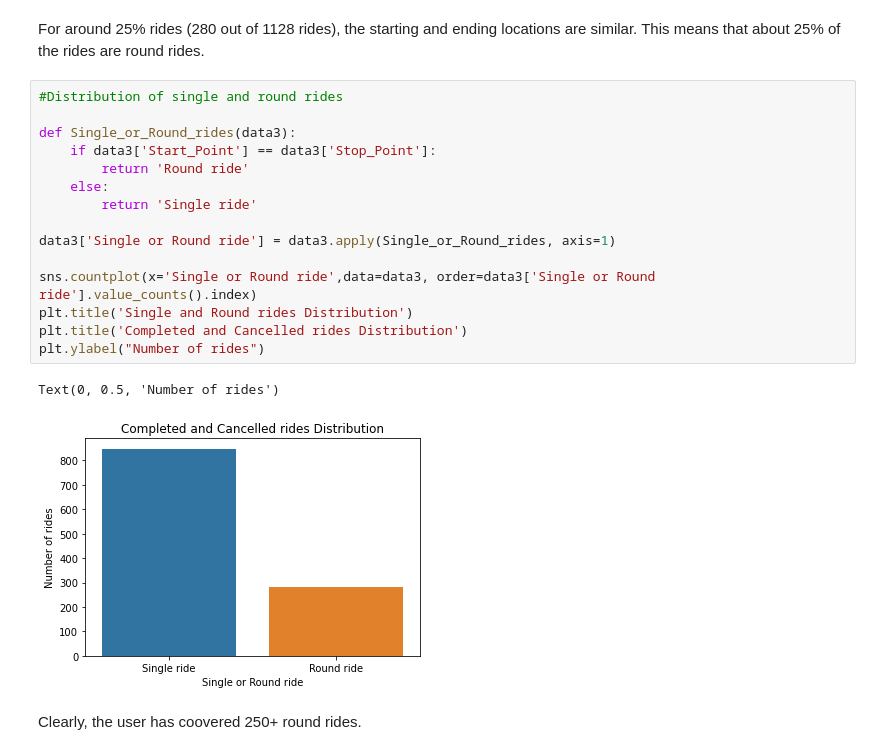
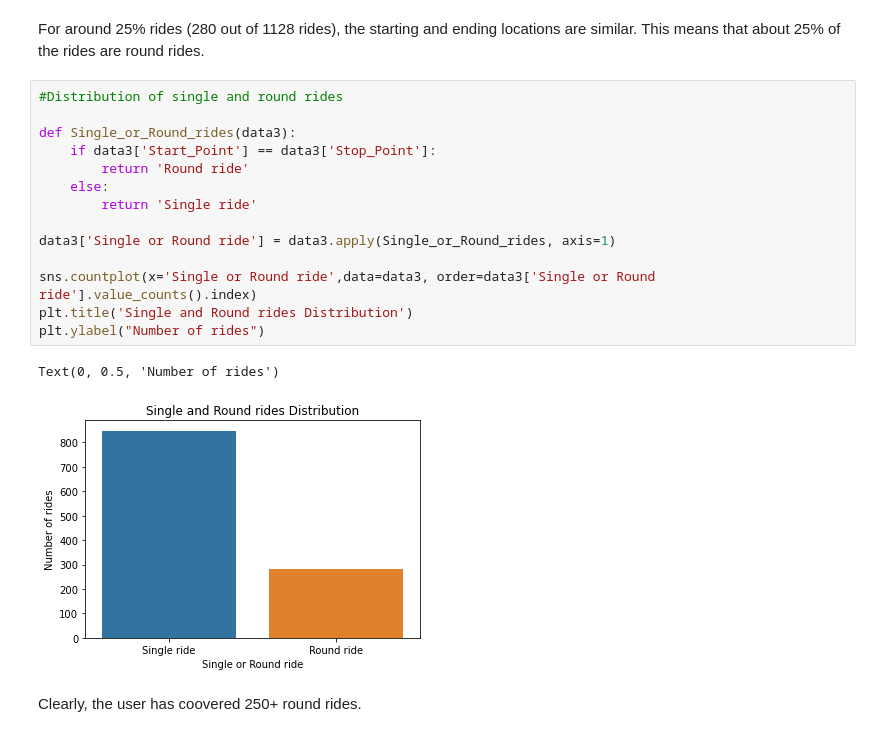
Before and after one commit to NikkiMittal/Uber-Trips-Exploratory-Data-Analysis, a Jupyter notebook: Uber Rides Exploratory Data Analysis using Python.ipynb, the cells around one changed output. Saved outputs shown, nothing was run; the diff lists cells and outputs as text.

```diff
--- a/Uber Rides Exploratory Data Analysis using Python.ipynb
+++ b/Uber Rides Exploratory Data Analysis using Python.ipynb
@@ -547,21 +547,20 @@ For around 25% rides (280 out of 1128 rides), the starting and ending locations
 # %%
 #Distribution of single and round rides
 
 def Single_or_Round_rides(data3):
     if data3['Start_Point'] == data3['Stop_Point']:
         return 'Round ride'
     else:
         return 'Single ride'
 
 data3['Single or Round ride'] = data3.apply(Single_or_Round_rides, axis=1)
 
 sns.countplot(x='Single or Round ride',data=data3, order=data3['Single or Round ride'].value_counts().index)
 plt.title('Single and Round rides Distribution')
-plt.title('Completed and Cancelled rides Distribution')
 plt.ylabel("Number of rides")
 # %% [output]
 Text(0, 0.5, 'Number of rides')
-[figure, old version]
+[figure, new version]
 # %% [markdown]
 Clearly, the user has coovered 250+ round rides.
 # %%
```
